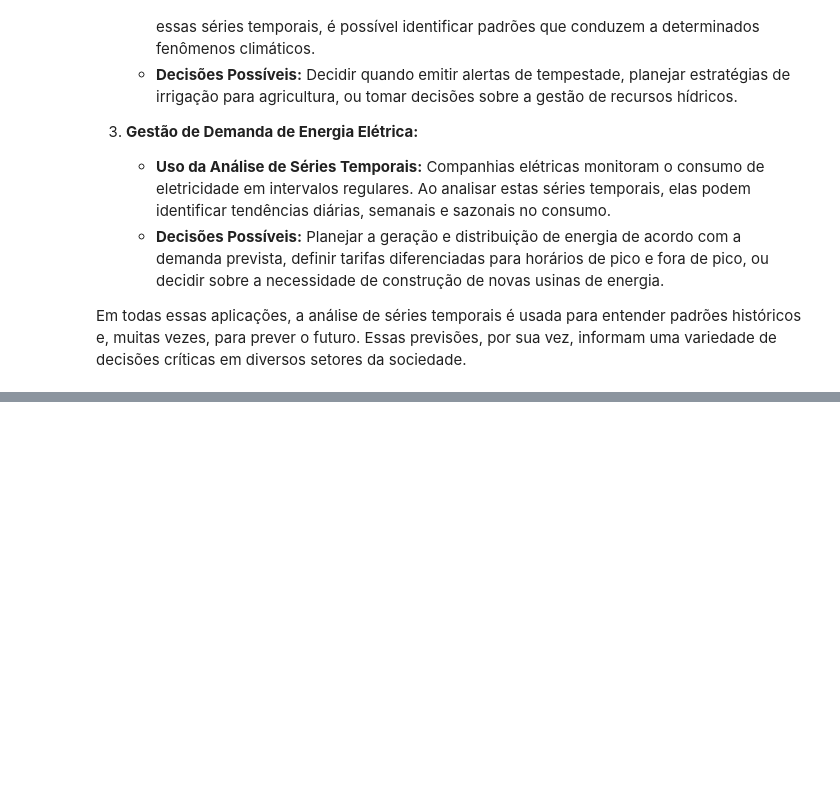
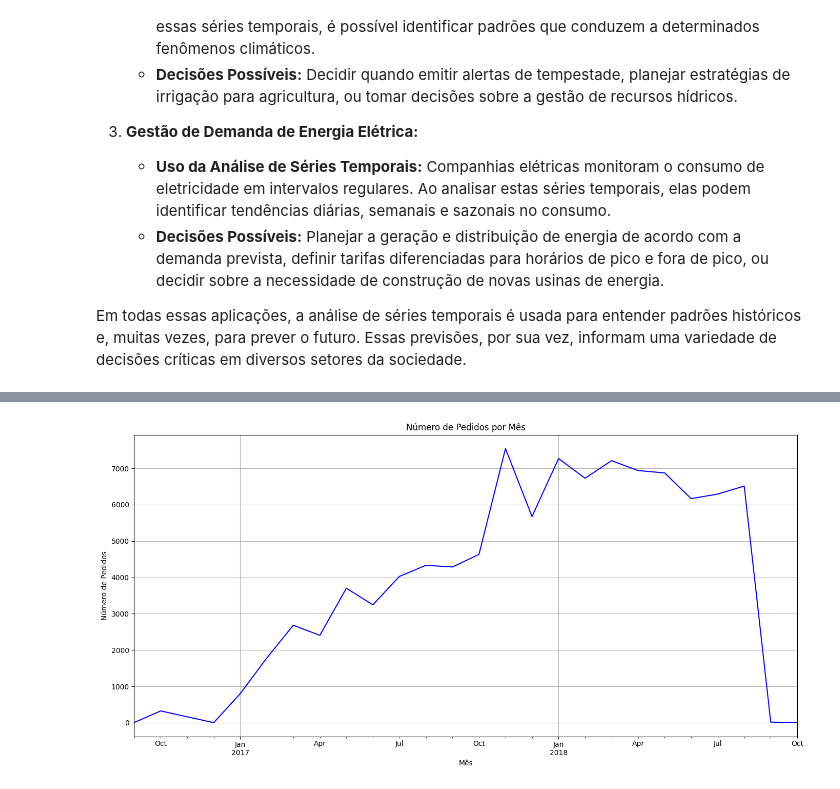
Before and after one commit to alexandrefortes/series-temporais, a Jupyter notebook: Lista de Exercicios 01.ipynb, the cells around one changed output, grey strips where cells are left out. Drawn from its saved outputs; the diff is of its cells as text; code cells hidden in the pictures; blank space fills up the shorter version.

```diff
--- a/Lista de Exercicios 01.ipynb
+++ b/Lista de Exercicios 01.ipynb
@@ -93,0 +99,25 @@ Essas etapas formam a base para uma análise inicial dos dados de séries tempor
+# %%
+import pandas as pd
+import matplotlib.pyplot as plt
+
+# 1. Carregar os dados
+data = pd.read_csv('olist_orders_dataset.csv')
+
+# 2. Converter para datetime e extrair o mês e ano
+data['order_purchase_timestamp'] = pd.to_datetime(data['order_purchase_timestamp'])
+data['year_month'] = data['order_purchase_timestamp'].dt.to_period('M')
+
+# 3. Resumir os dados por mês
+monthly_orders = data.groupby('year_month').size()
+
+# 4. Plotar os dados
+plt.figure(figsize=(14, 7))
+monthly_orders.plot(kind='line', color='blue')
+plt.title('Número de Pedidos por Mês')
+plt.xlabel('Mês')
+plt.ylabel('Número de Pedidos')
+plt.grid(True)
+plt.tight_layout()
+plt.show()
+# %% [output]
+[figure, added]
```
Also changed, not shown: parts of 13 cells of this notebook, 5 other files.
